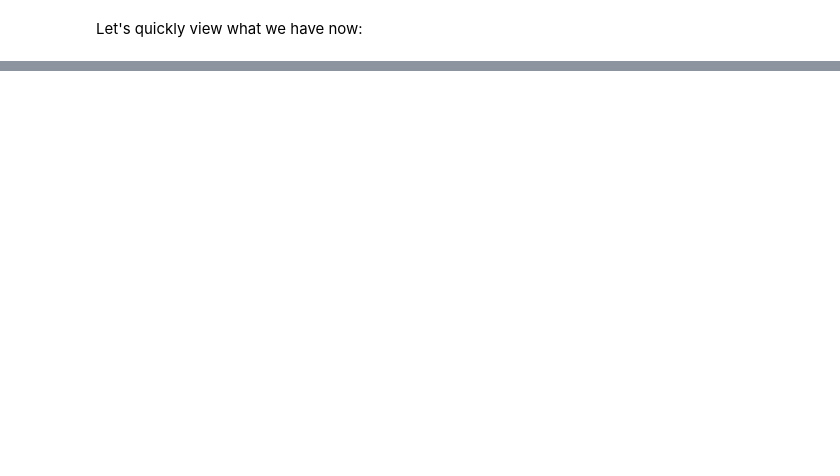
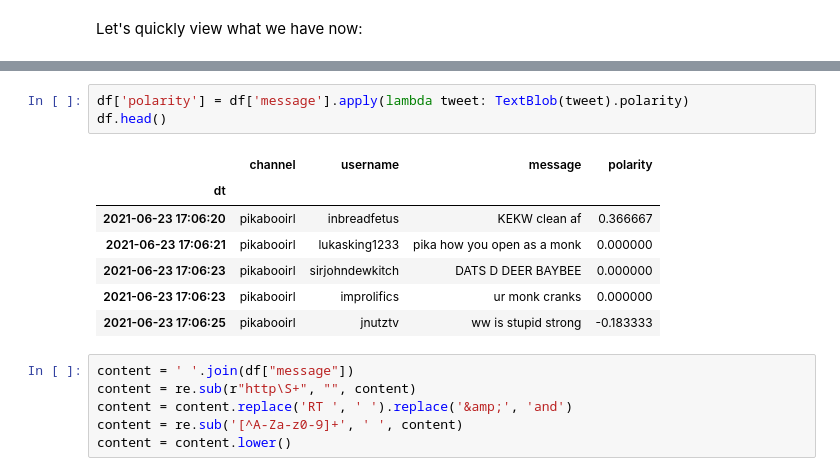
Before and after one commit to brennerhaverlock/TwitchSentiment, a Jupyter notebook: notebook.ipynb, the cells around one changed output, grey strips where cells are left out. Saved outputs shown, nothing was run; the diff lists cells and outputs as text; blank space fills up the shorter version.

```diff
--- a/notebook.ipynb
+++ b/notebook.ipynb
@@ -211,3 +213,20 @@ df.head()
 | 2021-06-23 17:06:23 | pikabooirl | sirjohndewkitch | DATS D DEER BAYBEE |
 | 2021-06-23 17:06:23 | pikabooirl | improlifics | ur monk cranks |
 | 2021-06-23 17:06:25 | pikabooirl | jnutztv | ww is stupid strong |
+# %%
+df['polarity'] = df['message'].apply(lambda tweet: TextBlob(tweet).polarity)
+df.head()
+# %% [output]
+|  | channel | username | message | polarity |
+| dt |  |  |  |  |
+| 2021-06-23 17:06:20 | pikabooirl | inbreadfetus | KEKW clean af | 0.366667 |
+| 2021-06-23 17:06:21 | pikabooirl | lukasking1233 | pika how you open as a monk | 0.000000 |
+| 2021-06-23 17:06:23 | pikabooirl | sirjohndewkitch | DATS D DEER BAYBEE | 0.000000 |
+| 2021-06-23 17:06:23 | pikabooirl | improlifics | ur monk cranks | 0.000000 |
+| 2021-06-23 17:06:25 | pikabooirl | jnutztv | ww is stupid strong | -0.183333 |
+# %%
+content = ' '.join(df["message"])
+content = re.sub(r"http\S+", "", content)
+content = content.replace('RT ', ' ').replace('&amp;', 'and')
+content = re.sub('[^A-Za-z0-9]+', ' ', content)
+content = content.lower()
```
Also changed, not shown: parts of 18 cells of this notebook, 2 other files.
